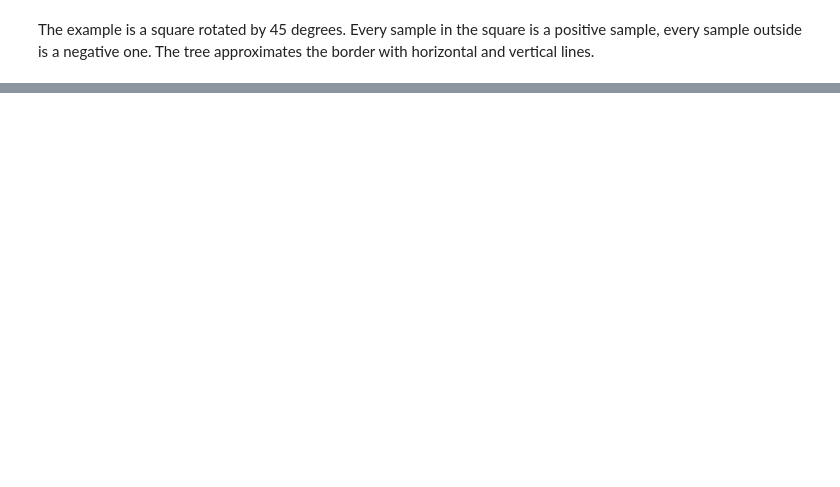
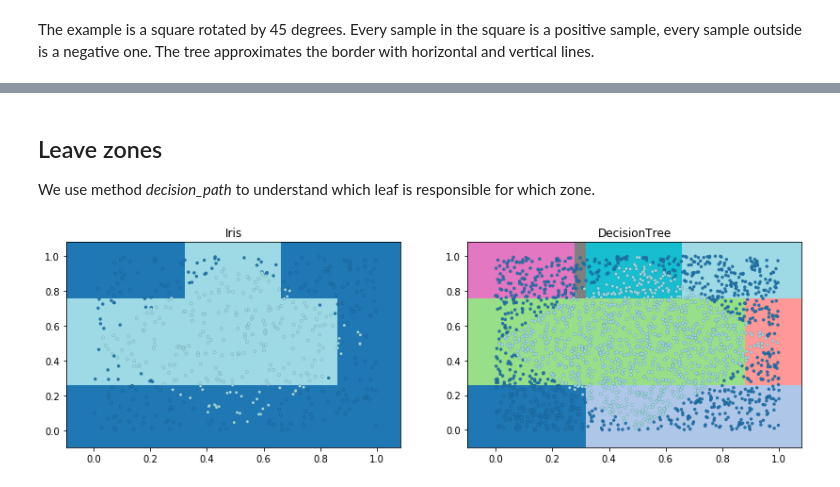
Before and after one commit to sdpython/mlinsights, a Jupyter notebook: _doc/notebooks/sklearn/decision_tree_logreg.ipynb, the cells around one changed output, grey strips where cells are left out. Cells and saved outputs as stored; diff of their text form; code cells hidden in the pictures; blank space fills up the shorter version.

Commit message:
still looking into #70

```diff
--- a/_doc/notebooks/sklearn/decision_tree_logreg.ipynb
+++ b/_doc/notebooks/sklearn/decision_tree_logreg.ipynb
@@ -175,0 +188,53 @@ ax[0].set_ylim([0, 1]);
+# %% [markdown]
+## Leave zones
+
+We use method *decision_path* to understand which leaf is responsible for which zone.
+# %%
+from mlinsights.mltree import predict_leaves
+
+
+def draw_border(clr, X, y, fct=None, incx=0.1, incy=0.1,
+                figsize=None, border=True, ax=None,
+                s=10., linewidths=0.1):
+
+    # see https://sashat.me/2017/01/11/list-of-20-simple-distinct-colors/
+    # https://matplotlib.org/examples/color/colormaps_reference.html
+    _unused_ = ["Red", "Green", "Yellow", "Blue", "Orange", "Purple", "Cyan",
+              "Magenta", "Lime", "Pink", "Teal", "Lavender", "Brown", "Beige",
+              "Maroon", "Mint", "Olive", "Coral", "Navy", "Grey", "White", "Black"]
+
+    h = .02  # step size in the mesh
+    # Plot the decision boundary. For that, we will assign a color to each
+    # point in the mesh [x_min, x_max]x[y_min, y_max].
+    x_min, x_max = X[:, 0].min() - incx, X[:, 0].max() + incx
+    y_min, y_max = X[:, 1].min() - incy, X[:, 1].max() + incy
+    xx, yy = numpy.meshgrid(numpy.arange(x_min, x_max, h),
+                            numpy.arange(y_min, y_max, h))
+    if fct is None:
+        Z = clr.predict(numpy.c_[xx.ravel(), yy.ravel()])
+    else:
+        Z = fct(clr, numpy.c_[xx.ravel(), yy.ravel()])
+
+    # Put the result into a color plot
+    cmap = plt.cm.tab20
+    Z = Z.reshape(xx.shape)
+    if ax is None:
+        fig, ax = plt.subplots(1, 1, figsize=figsize or (4, 3))
+    ax.pcolormesh(xx, yy, Z, cmap=cmap)
+
+    # Plot also the training points
+    ax.scatter(X[:, 0], X[:, 1], c=y, edgecolors='k',
+               cmap=cmap, s=s, linewidths=linewidths)
+
+    ax.set_xlim(xx.min(), xx.max())
+    ax.set_ylim(yy.min(), yy.max())
+    return ax
+
+fig, ax = plt.subplots(1, 2, figsize=(14,4))
+draw_border(dt, X_test, y_test, border=False, ax=ax[0])
+ax[0].set_title("Iris")
+draw_border(dt, X, y, border=False, ax=ax[1],
+            fct=lambda m, x: predict_leaves(m, x))
+ax[1].set_title("DecisionTree");
+# %% [output]
+[figure, added]
```
Also changed, not shown: parts of 7 cells of this notebook, 4 other files.
